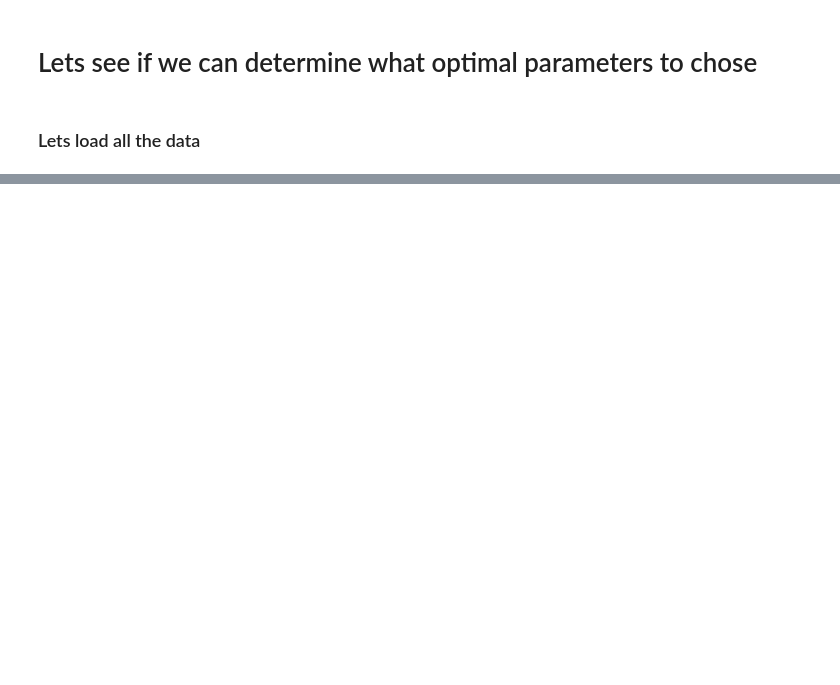
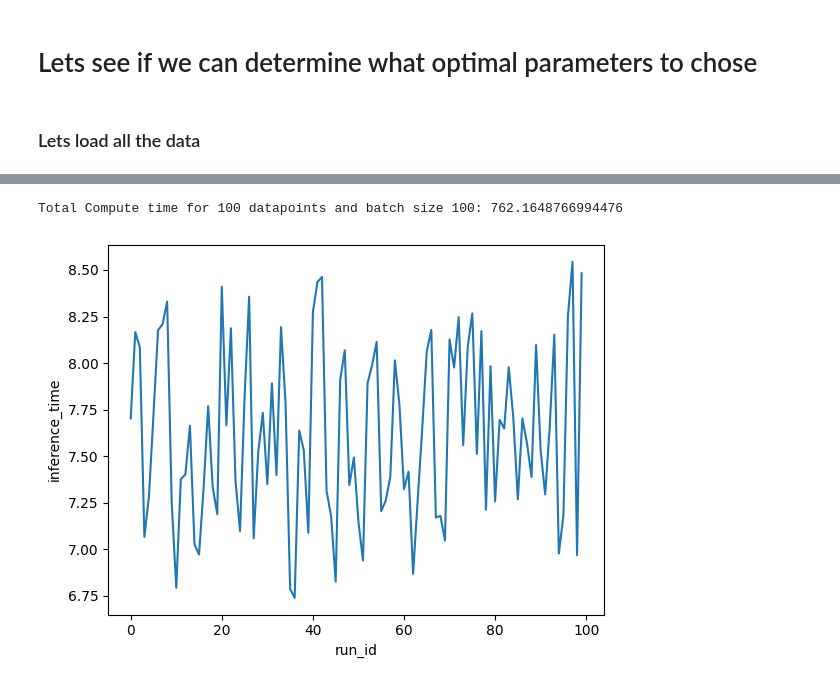
Before and after one commit to SvenHockers/velopix_tracking, a Jupyter notebook: optimalisation_landscape/TrackFollowing.ipynb, the cells around one changed output, grey strips where cells are left out. Saved outputs shown, nothing was run; the diff lists cells and outputs as text; code cells hidden in the pictures; blank space fills up the shorter version.

```diff
--- a/optimalisation_landscape/TrackFollowing.ipynb
+++ b/optimalisation_landscape/TrackFollowing.ipynb
@@ -28,6 +28,7 @@ def merge(results):
         params = res.get('parameters', {})
         overall_row = {
             'run_id': run_id,
+            'inference_time': res.get('inference_time'),
             'total_tracks': res.get('total_tracks'),
             'total_ghosts': res.get('total_ghosts'),
             'overall_ghost_rate': res.get('overall_ghost_rate'),
@@ -192,0 +217,10 @@ plt.show()
+# %%
+compute_time = overall_df["inference_time"].apply(lambda x: x["sec"])
+run = overall_df["run_id"]
+
+sns.lineplot(x=run, y=compute_time)
+
+print(f"Total Compute time for 100 datapoints and batch size 100: {compute_time.sum()}")
+# %% [output]
+Total Compute time for 100 datapoints and batch size 100: 762.1648766994476
+[figure, added]
```
Also changed, not shown: parts of 5 cells of this notebook, 5 other files.
